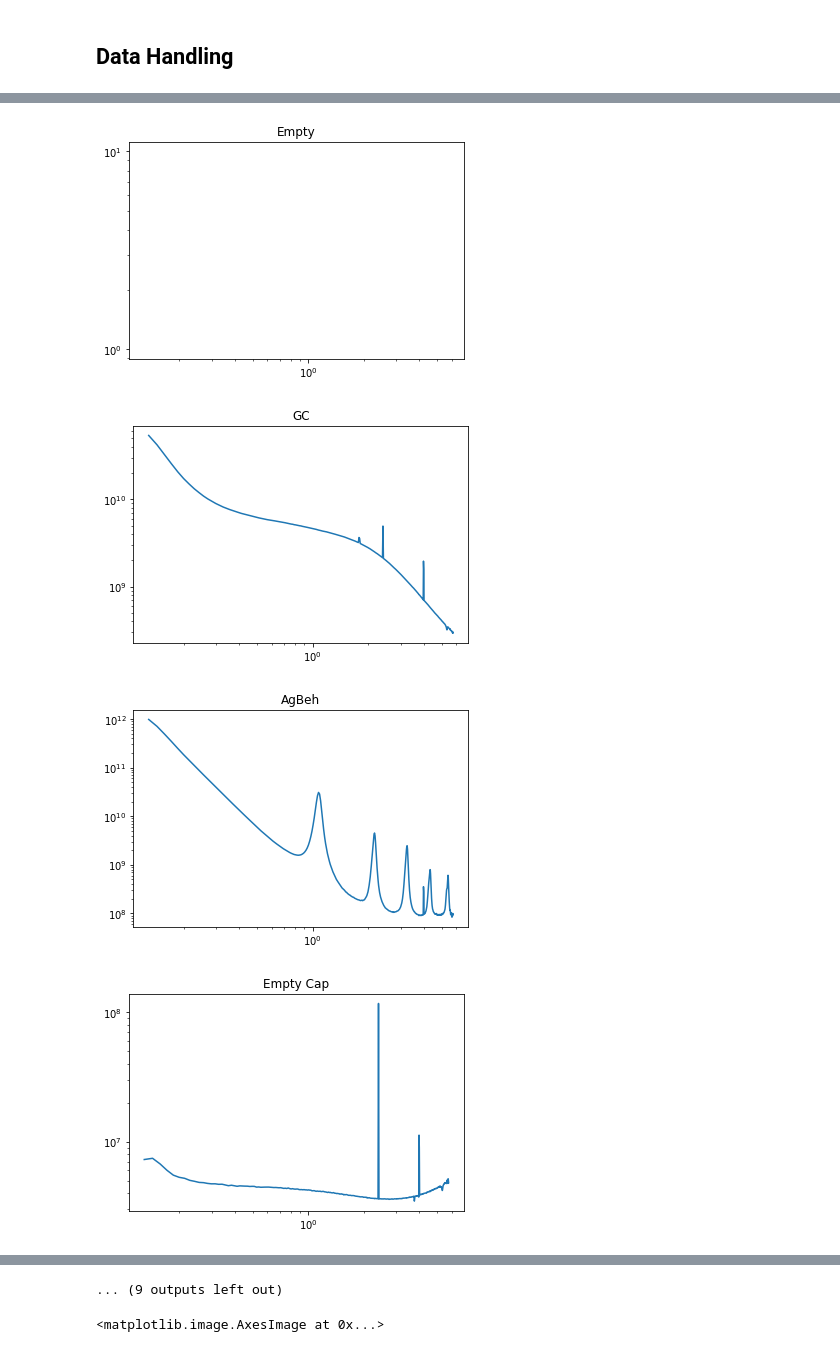
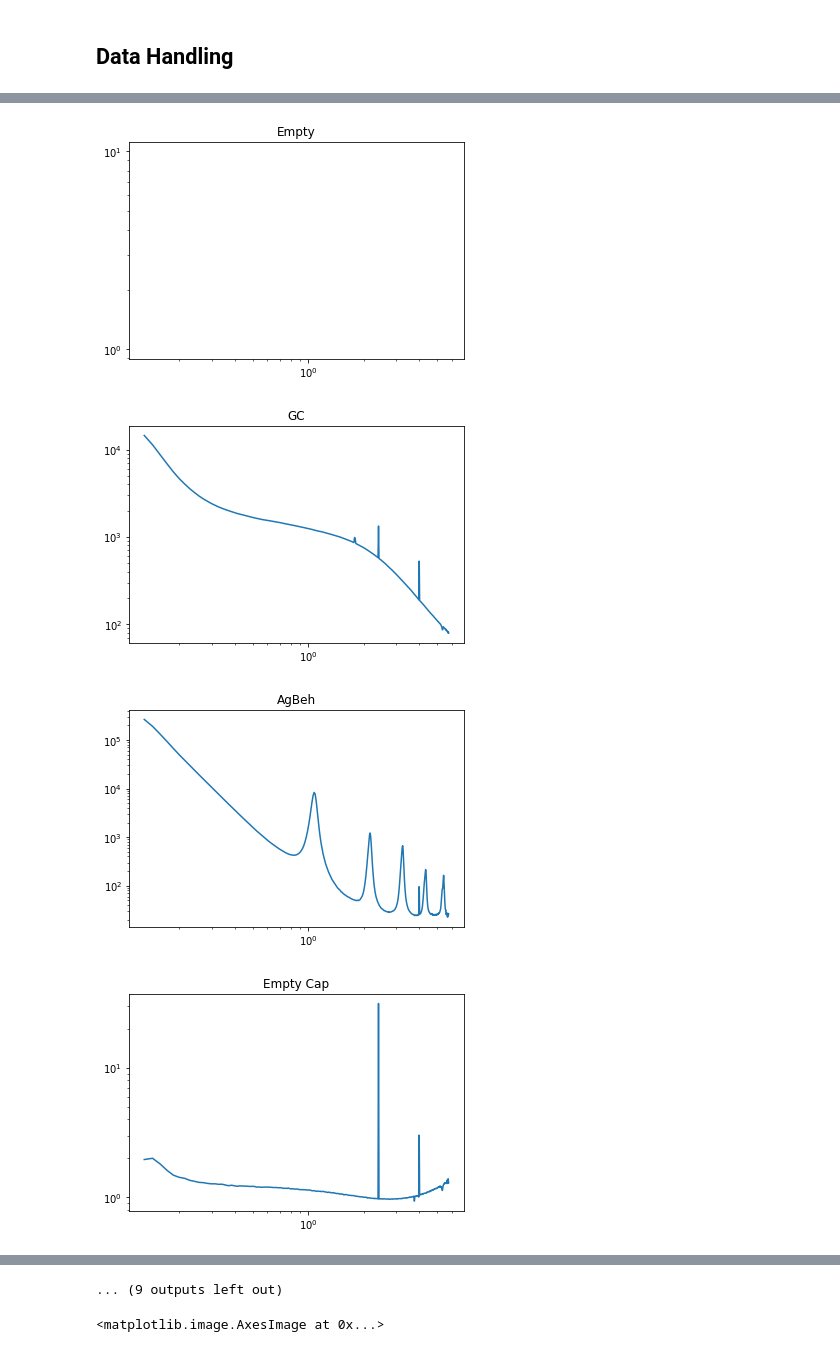
Before and after one commit to EikeGericke/pyASAXS, a Jupyter notebook: ASAXS_DataReduction.ipynb, the cells around one changed output, grey strips where cells are left out. Drawn from its saved outputs; the diff is of its cells as text; code cells hidden in the pictures.

```diff
--- a/ASAXS_DataReduction.ipynb
+++ b/ASAXS_DataReduction.ipynb
@@ -284,6 +284,8 @@ for element in metaFrame.index:
 
     # usage of integrate 1d method
     q, I, e = ai.integrate1d(image, bin_number, error_model='poisson', mask=ai_mask)
+    I = I * calibrationFactor
+    e = e * calibrationFactor
 
     fig, ax = plt.subplots()
     ax.fill_between(q, I + scale * e, I - scale * e, alpha=0.5)
@@ -302,11 +304,11 @@ WARNING:pyFAI.DEPRECATION:Function AzimuthalIntegrator is deprecated since pyFAI
     detector=Pilatus1M(), wavelength=wavelength)
 x_Center is 456.736 Reference is: pilatus_2020kw29tg14_00379.tif | Empty is: pilatus_2020kw29tg14_00378.tif
 Reference Normalization between: 0.25783793930087684 nm^-1 and  1.150917351633363 nm^-1
 Index for Reference file: 56 with 0.2565 nm^-1 to 259 with 1.1473 nm^-1
 Index for Experimental Reference data: 9 with 0.25581373179742434 nm^-1 to 72 with 1.1440770668263258 nm^-1
 known 3.705720409 experimental 13755479.46393196 factor 2.6939958136077445e-07
 [figure]
 [figure]
-[figure, old version]
+[figure, new version]
-[figure, old version]
+[figure, new version]
-[figure, old version]
+[figure, new version]
```
Also changed, not shown: parts of 1 cell of this notebook.
